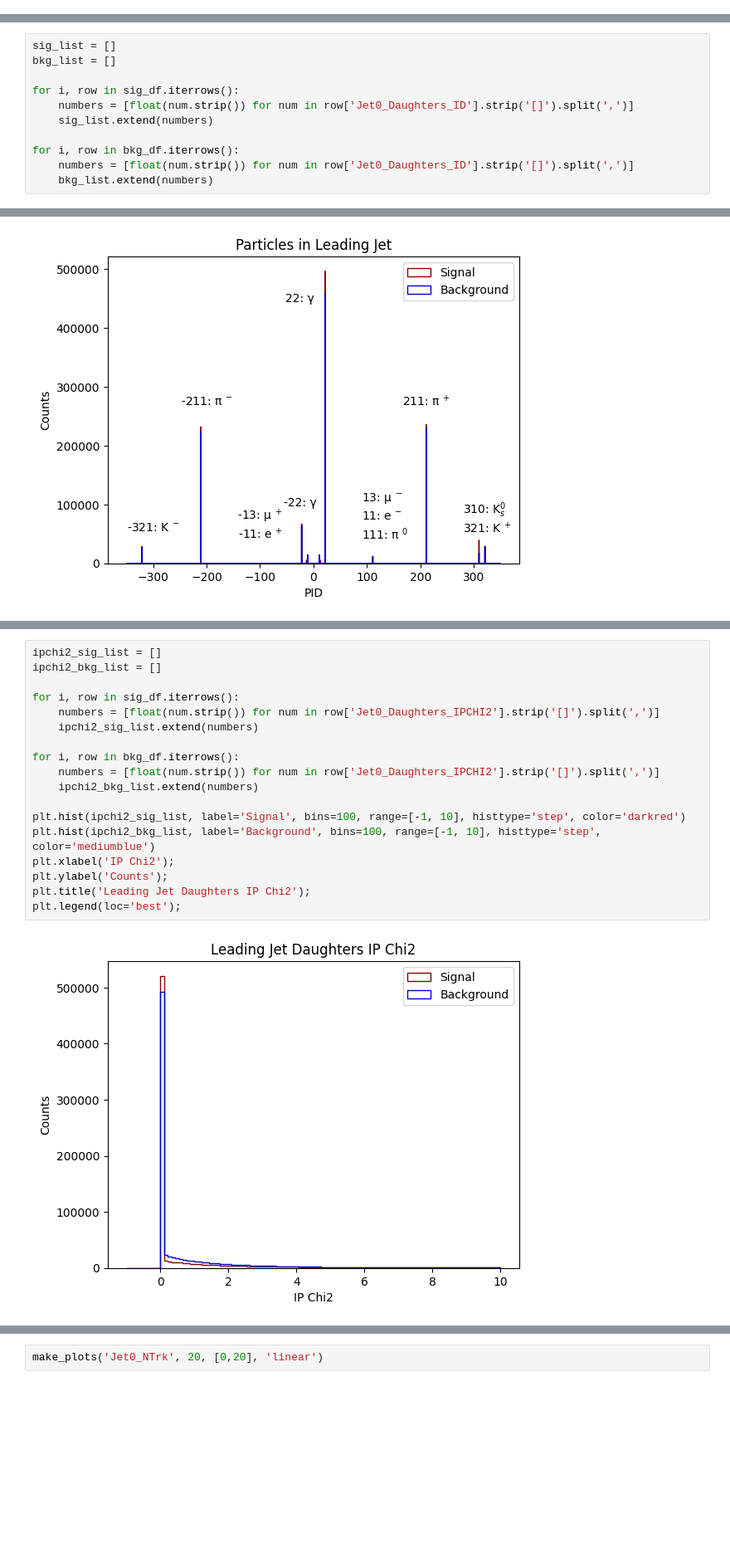
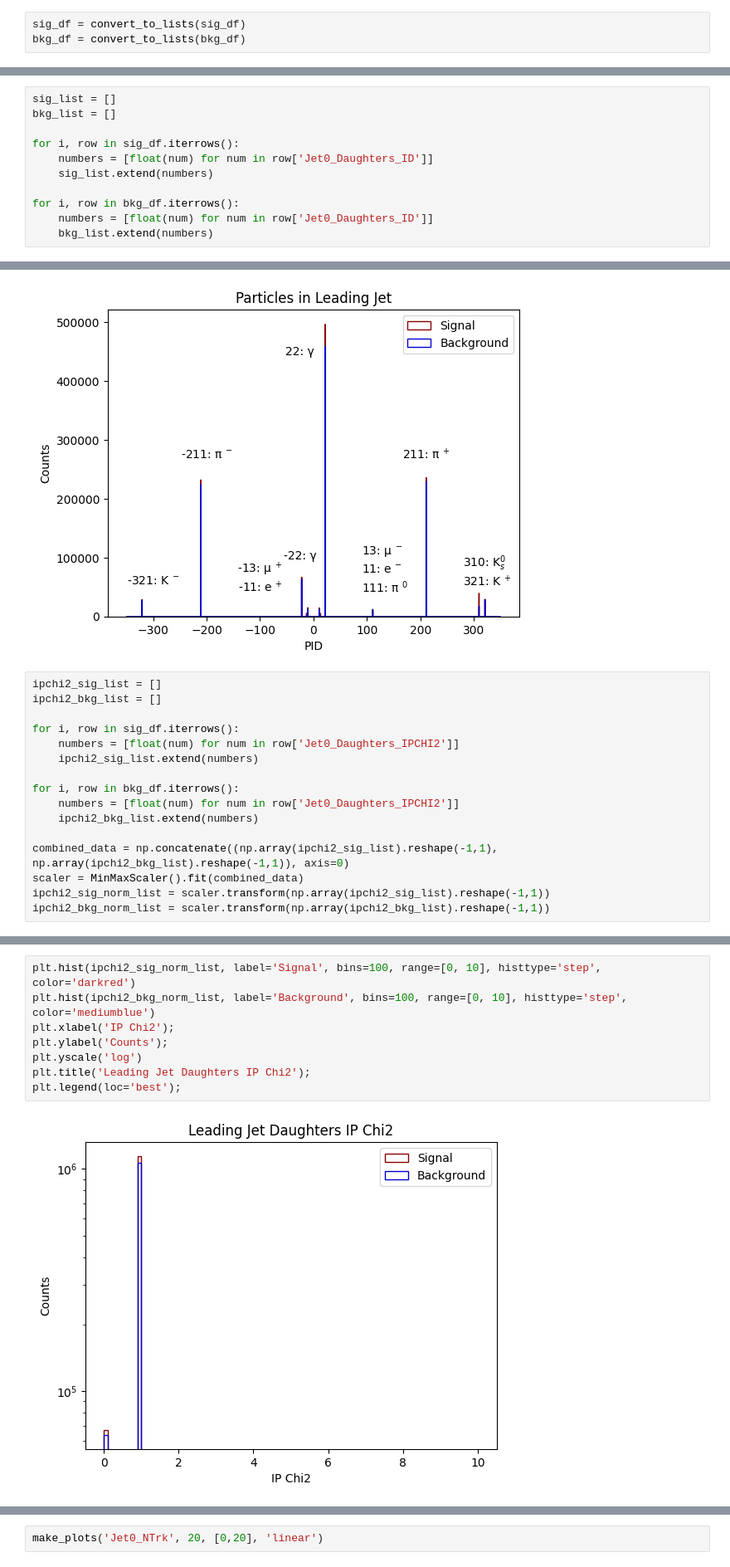
Before and after one commit to gpesticci/Jet-GNN, a Jupyter notebook: plots.ipynb, the cells around one changed output, grey strips where cells are left out. Shown at 83% size. Drawn from its saved outputs; the diff is of its cells as text; blank space fills up the shorter version.

```diff
--- a/plots.ipynb
+++ b/plots.ipynb
@@ -46,3 +69,6 @@ bkg_df
+# %%
+sig_df = convert_to_lists(sig_df)
+bkg_df = convert_to_lists(bkg_df)
 # %% [markdown]
 Make plots of data before and after truth matching
 # %%
@@ -122,11 +148,11 @@ sig_list = []
 bkg_list = []
 
 for i, row in sig_df.iterrows():
-    numbers = [float(num.strip()) for num in row['Jet0_Daughters_ID'].strip('[]').split(',')]
+    numbers = [float(num) for num in row['Jet0_Daughters_ID']]
     sig_list.extend(numbers)
 
 for i, row in bkg_df.iterrows():
-    numbers = [float(num.strip()) for num in row['Jet0_Daughters_ID'].strip('[]').split(',')]
+    numbers = [float(num) for num in row['Jet0_Daughters_ID']]
     bkg_list.extend(numbers)
 # %%
 sig_counts = Counter(sig_list)
@@ -223,3 +249,19 @@ plt.title('Particles in Leading Jet');
 plt.legend(loc='best');
 # %% [output]
 [figure]
+# %%
+ipchi2_sig_list = []
+ipchi2_bkg_list = []
+
+for i, row in sig_df.iterrows():
+    numbers = [float(num) for num in row['Jet0_Daughters_IPCHI2']]
+    ipchi2_sig_list.extend(numbers)
+
+for i, row in bkg_df.iterrows():
+    numbers = [float(num) for num in row['Jet0_Daughters_IPCHI2']]
+    ipchi2_bkg_list.extend(numbers)
+
+combined_data = np.concatenate((np.array(ipchi2_sig_list).reshape(-1,1), np.array(ipchi2_bkg_list).reshape(-1,1)), axis=0)
+scaler = MinMaxScaler().fit(combined_data)
+ipchi2_sig_norm_list = scaler.transform(np.array(ipchi2_sig_list).reshape(-1,1))
+ipchi2_bkg_norm_list = scaler.transform(np.array(ipchi2_bkg_list).reshape(-1,1))
@@ -226,20 +272,10 @@ plt.legend(loc='best');
 # %%
-ipchi2_sig_list = []
-ipchi2_bkg_list = []
-
-for i, row in sig_df.iterrows():
-    numbers = [float(num.strip()) for num in row['Jet0_Daughters_IPCHI2'].strip('[]').split(',')]
-    ipchi2_sig_list.extend(numbers)
-
-for i, row in bkg_df.iterrows():
-    numbers = [float(num.strip()) for num in row['Jet0_Daughters_IPCHI2'].strip('[]').split(',')]
-    ipchi2_bkg_list.extend(numbers)
-
-plt.hist(ipchi2_sig_list, label='Signal', bins=100, range=[-1, 10], histtype='step', color='darkred')
-plt.hist(ipchi2_bkg_list, label='Background', bins=100, range=[-1, 10], histtype='step', color='mediumblue')
+plt.hist(ipchi2_sig_norm_list, label='Signal', bins=100, range=[0, 10], histtype='step', color='darkred')
+plt.hist(ipchi2_bkg_norm_list, label='Background', bins=100, range=[0, 10], histtype='step', color='mediumblue')
 plt.xlabel('IP Chi2');
 plt.ylabel('Counts');
+plt.yscale('log')
 plt.title('Leading Jet Daughters IP Chi2');
 plt.legend(loc='best');
 # %% [output]
-[figure, old version]
+[figure, new version]
```
Also changed, not shown: parts of 11 cells of this notebook, 1 other file.
